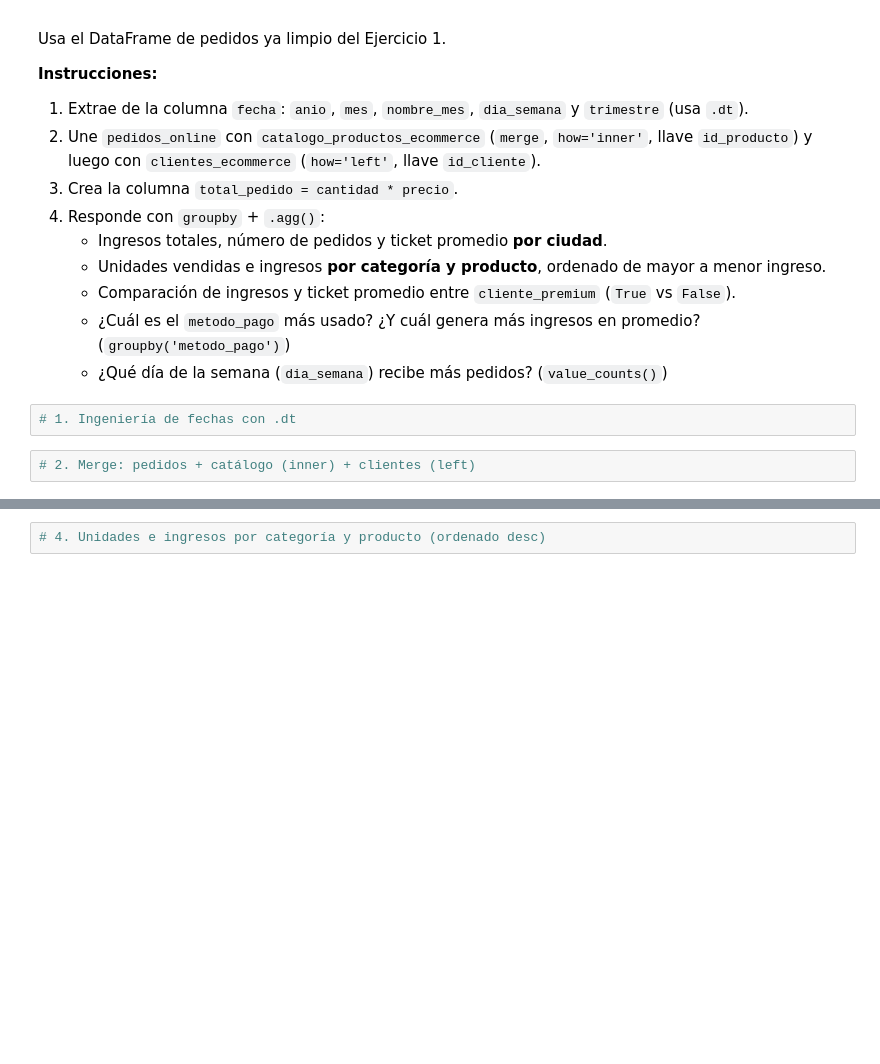
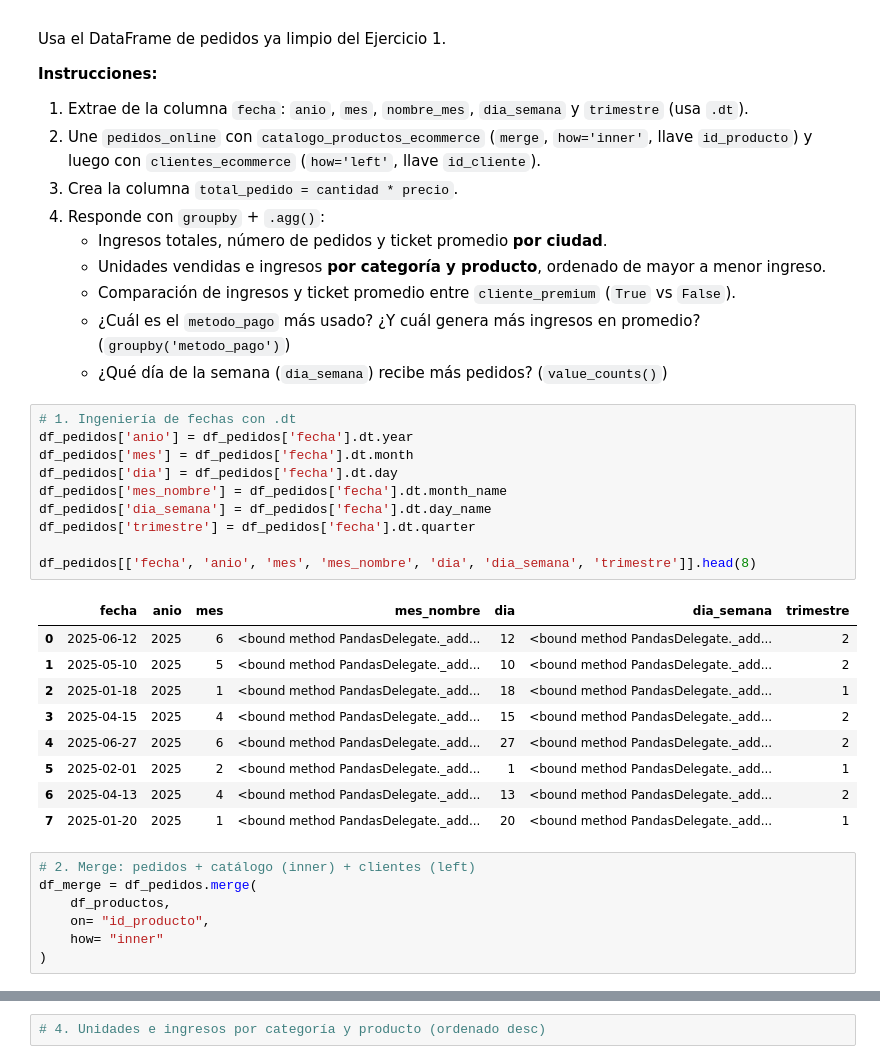
Before and after one commit to AmbarRocio-0127/Data_ScienceIA_Practicas, a Jupyter notebook: 4_Practica_IngenieriaDatos/Ejercicios_Practicos_Pandas.ipynb, the cells around one changed output, grey strips where cells are left out. Drawn from its saved outputs; the diff is of its cells as text; blank space fills up the shorter version.

```diff
--- a/4_Practica_IngenieriaDatos/Ejercicios_Practicos_Pandas.ipynb
+++ b/4_Practica_IngenieriaDatos/Ejercicios_Practicos_Pandas.ipynb
@@ -226,7 +226,30 @@ Usa el DataFrame de pedidos ya limpio del Ejercicio 1.
    - Comparación de ingresos y ticket promedio entre `cliente_premium` (`True` vs `False`).
    - ¿Cuál es el `metodo_pago` más usado? ¿Y cuál genera más ingresos en promedio? (`groupby('metodo_pago')`)
    - ¿Qué día de la semana (`dia_semana`) recibe más pedidos? (`value_counts()`)
-# %%
-# 1. Ingeniería de fechas con .dt
+# %%
+# 1. Ingeniería de fechas con .dt
+df_pedidos['anio'] = df_pedidos['fecha'].dt.year
+df_pedidos['mes'] = df_pedidos['fecha'].dt.month
+df_pedidos['dia'] = df_pedidos['fecha'].dt.day
+df_pedidos['mes_nombre'] = df_pedidos['fecha'].dt.month_name
+df_pedidos['dia_semana'] = df_pedidos['fecha'].dt.day_name
+df_pedidos['trimestre'] = df_pedidos['fecha'].dt.quarter
+
+df_pedidos[['fecha', 'anio', 'mes', 'mes_nombre', 'dia', 'dia_semana', 'trimestre']].head(8)
+# %% [output]
+|  | fecha | anio | mes | mes_nombre | dia | dia_semana | trimestre |
+| 0 | 2025-06-12 | 2025 | 6 | <bound method PandasDelegate._add... | 12 | <bound method PandasDelegate._add... | 2 |
+| 1 | 2025-05-10 | 2025 | 5 | <bound method PandasDelegate._add... | 10 | <bound method PandasDelegate._add... | 2 |
+| 2 | 2025-01-18 | 2025 | 1 | <bound method PandasDelegate._add... | 18 | <bound method PandasDelegate._add... | 1 |
+| 3 | 2025-04-15 | 2025 | 4 | <bound method PandasDelegate._add... | 15 | <bound method PandasDelegate._add... | 2 |
+| 4 | 2025-06-27 | 2025 | 6 | <bound method PandasDelegate._add... | 27 | <bound method PandasDelegate._add... | 2 |
+| 5 | 2025-02-01 | 2025 | 2 | <bound method PandasDelegate._add... | 1 | <bound method PandasDelegate._add... | 1 |
+| 6 | 2025-04-13 | 2025 | 4 | <bound method PandasDelegate._add... | 13 | <bound method PandasDelegate._add... | 2 |
+| 7 | 2025-01-20 | 2025 | 1 | <bound method PandasDelegate._add... | 20 | <bound method PandasDelegate._add... | 1 |
 # %%
 # 2. Merge: pedidos + catálogo (inner) + clientes (left)
+df_merge = df_pedidos.merge(
+    df_productos,
+    on= "id_producto",
+    how= "inner"
+)
```
Also changed, not shown: parts of 3 cells of this notebook.
